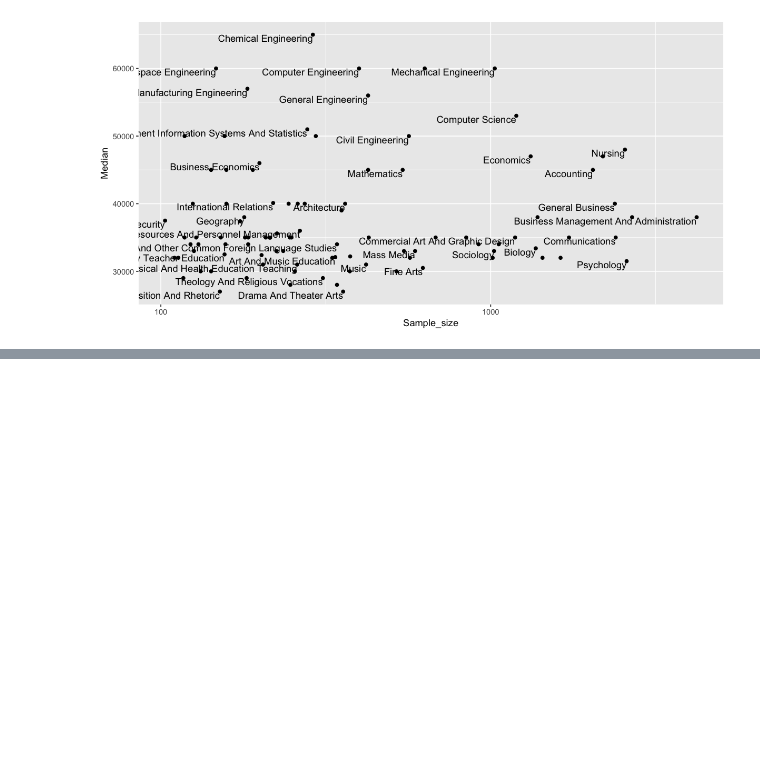
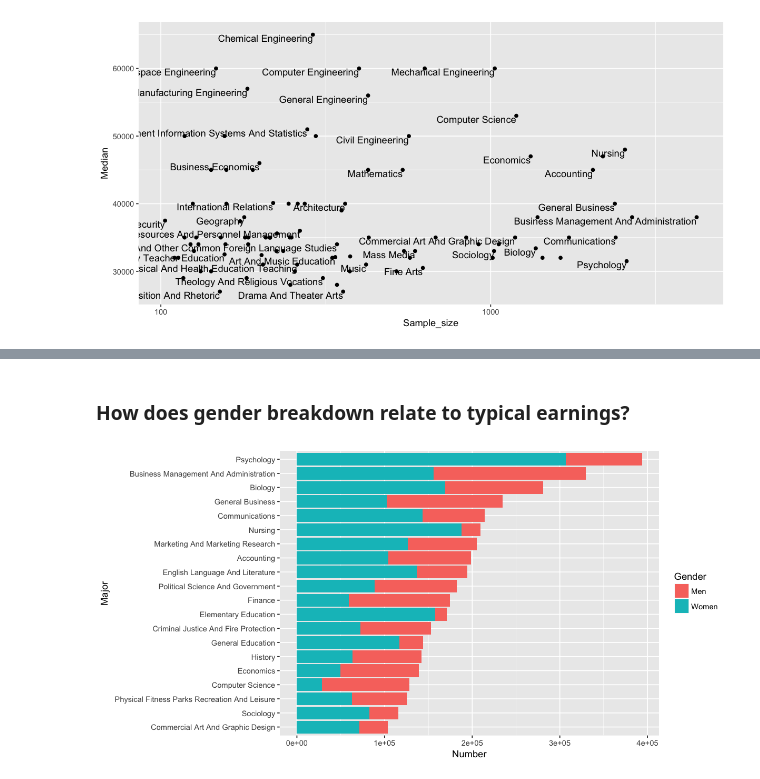
Before and after one commit to nischalshrestha/tidytuesdays, a Jupyter notebook: recent-grads/recent-grads.ipynb, the cells around one changed output, grey strips where cells are left out. Cells and saved outputs as stored; diff of their text form; code cells hidden in the pictures; blank space fills up the shorter version.

```diff
--- a/recent-grads/recent-grads.ipynb
+++ b/recent-grads/recent-grads.ipynb
@@ -124,0 +179,13 @@ major_processed %>%
+# %% [markdown]
+### How does gender breakdown relate to typical earnings?
+# %%
+major_processed %>%
+    arrange(desc(Total)) %>%
+    head(20) %>%
+    mutate(Major = fct_reorder(Major, Total)) %>%
+    gather(Gender, Number, Men, Women) %>%
+    ggplot(aes(Major, Number, fill = Gender)) +
+    geom_col() +
+    coord_flip()
+# %% [output]
+[figure, added]
```
Also changed, not shown: parts of 12 cells of this notebook.
